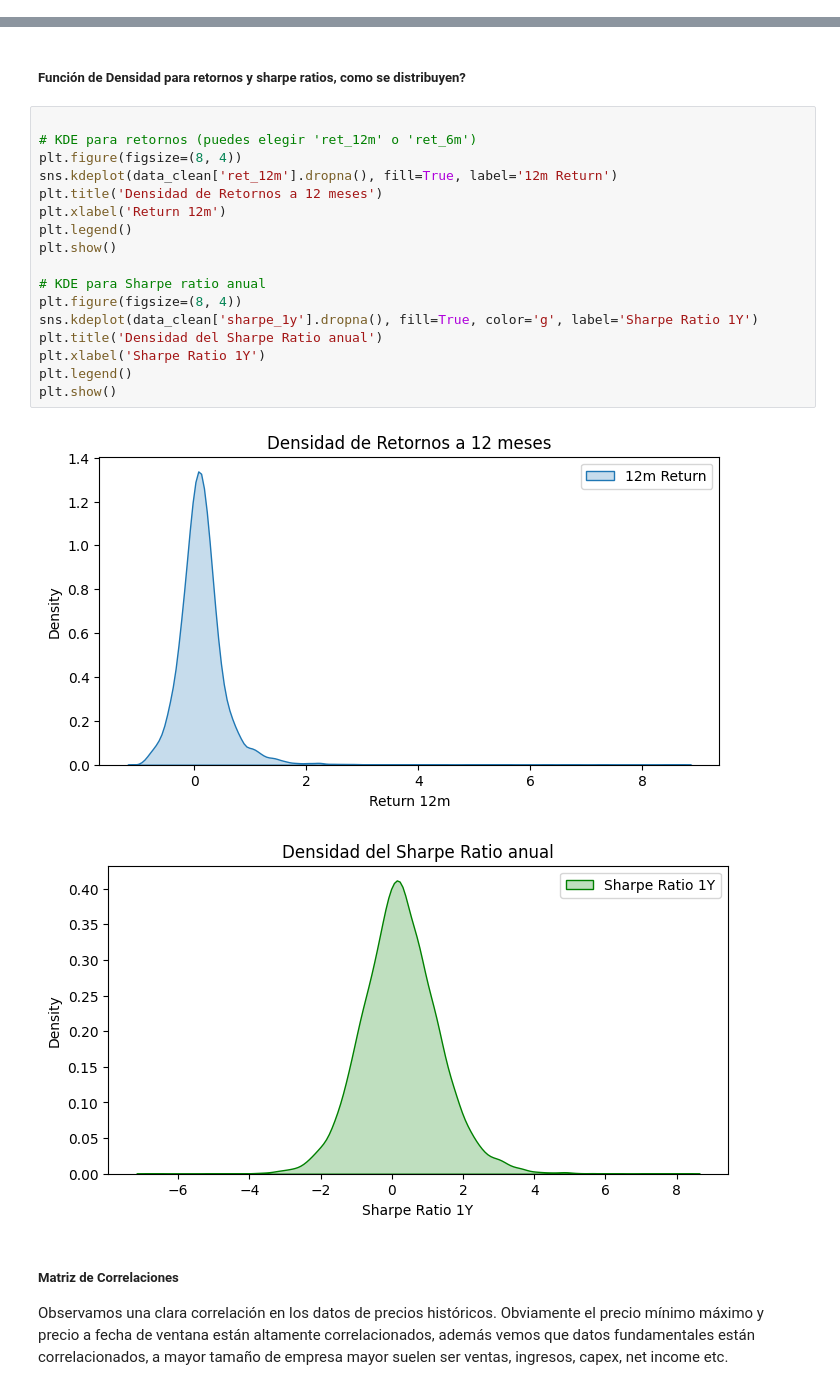
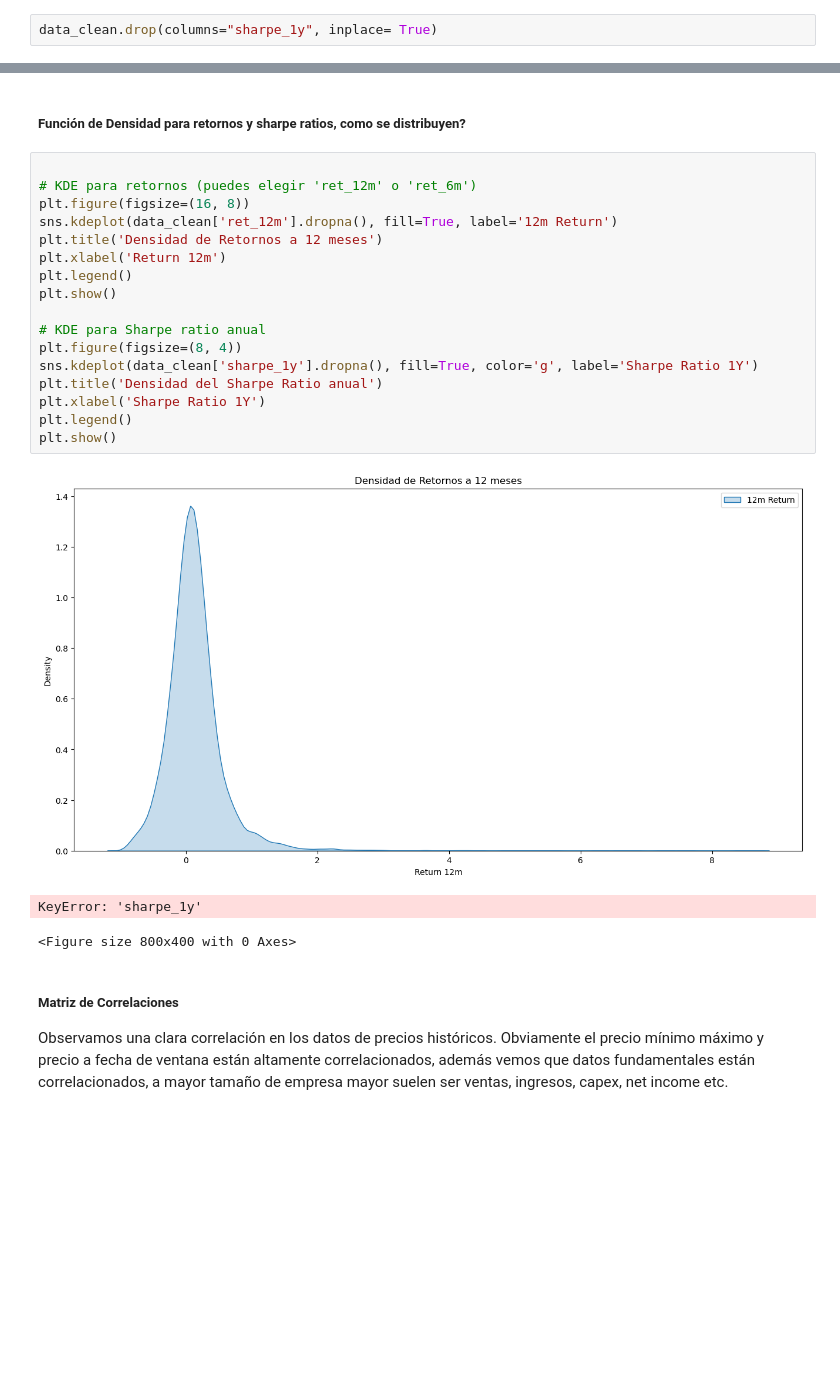
Before and after one commit to igmun/tfg-code, a Jupyter notebook: notebooks/6. data_description copy.ipynb, the cells around one changed output, grey strips where cells are left out. Drawn from its saved outputs; the diff is of its cells as text; blank space fills up the shorter version.

```diff
--- a/notebooks/6. data_description copy.ipynb
+++ b/notebooks/6. data_description copy.ipynb
@@ -13,3 +13,5 @@ pd.set_option('display.max_columns', None)
 pd.set_option('display.max_rows', None)
 # %%
 data_clean = pd.read_csv('../data/data_clean.csv', parse_dates=True)
+# %%
+data_clean.drop(columns="sharpe_1y", inplace= True)
@@ -75,23 +87,24 @@ Años cubiertos: 1999 - 2024 (26 años)
 # %%
 
 # KDE para retornos (puedes elegir 'ret_12m' o 'ret_6m')
-plt.figure(figsize=(8, 4))
+plt.figure(figsize=(16, 8))
 sns.kdeplot(data_clean['ret_12m'].dropna(), fill=True, label='12m Return')
 plt.title('Densidad de Retornos a 12 meses')
 plt.xlabel('Return 12m')
 plt.legend()
 plt.show()
 
 # KDE para Sharpe ratio anual
 plt.figure(figsize=(8, 4))
 sns.kdeplot(data_clean['sharpe_1y'].dropna(), fill=True, color='g', label='Sharpe Ratio 1Y')
 plt.title('Densidad del Sharpe Ratio anual')
 plt.xlabel('Sharpe Ratio 1Y')
 plt.legend()
 plt.show()
 # %% [output]
-[figure, old version]
+[figure, new version]
-[figure, removed]
+KeyError: 'sharpe_1y'
+<Figure size 800x400 with 0 Axes>
 # %% [markdown]
 ##### Matriz de Correlaciones
 
```
Also changed, not shown: parts of 3 cells of this notebook, 5 other files.
